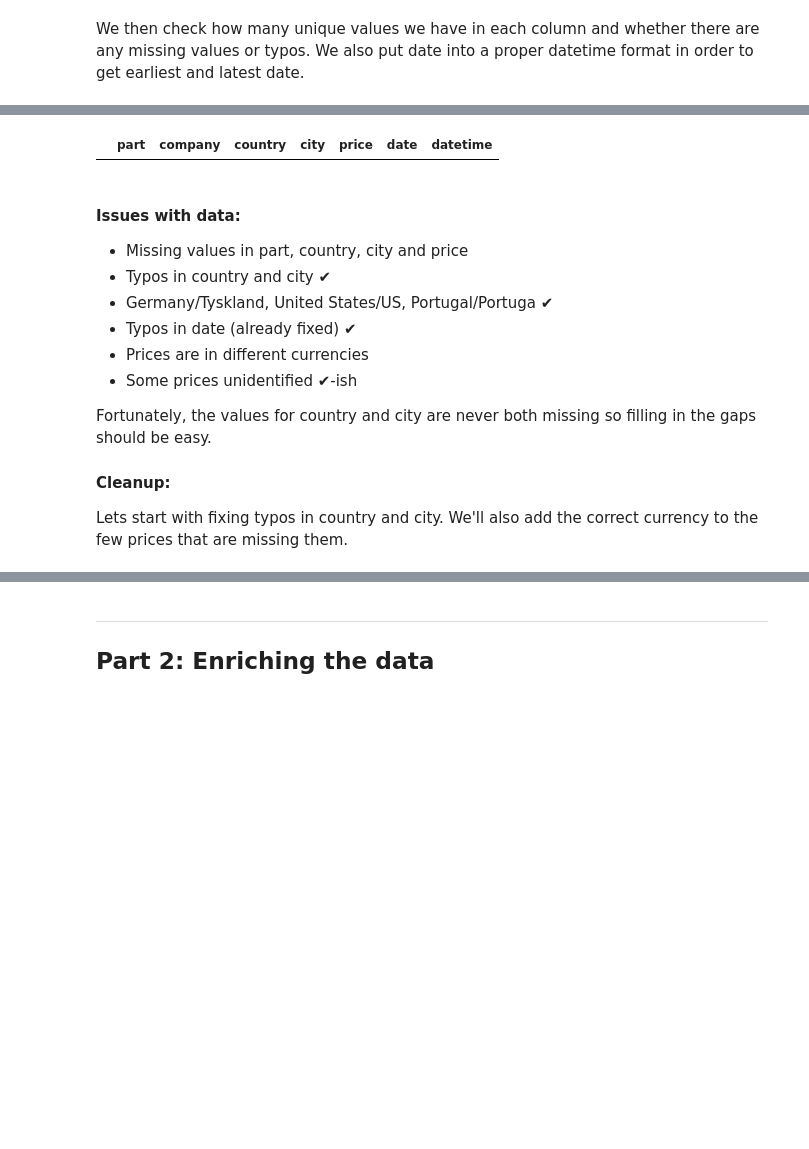
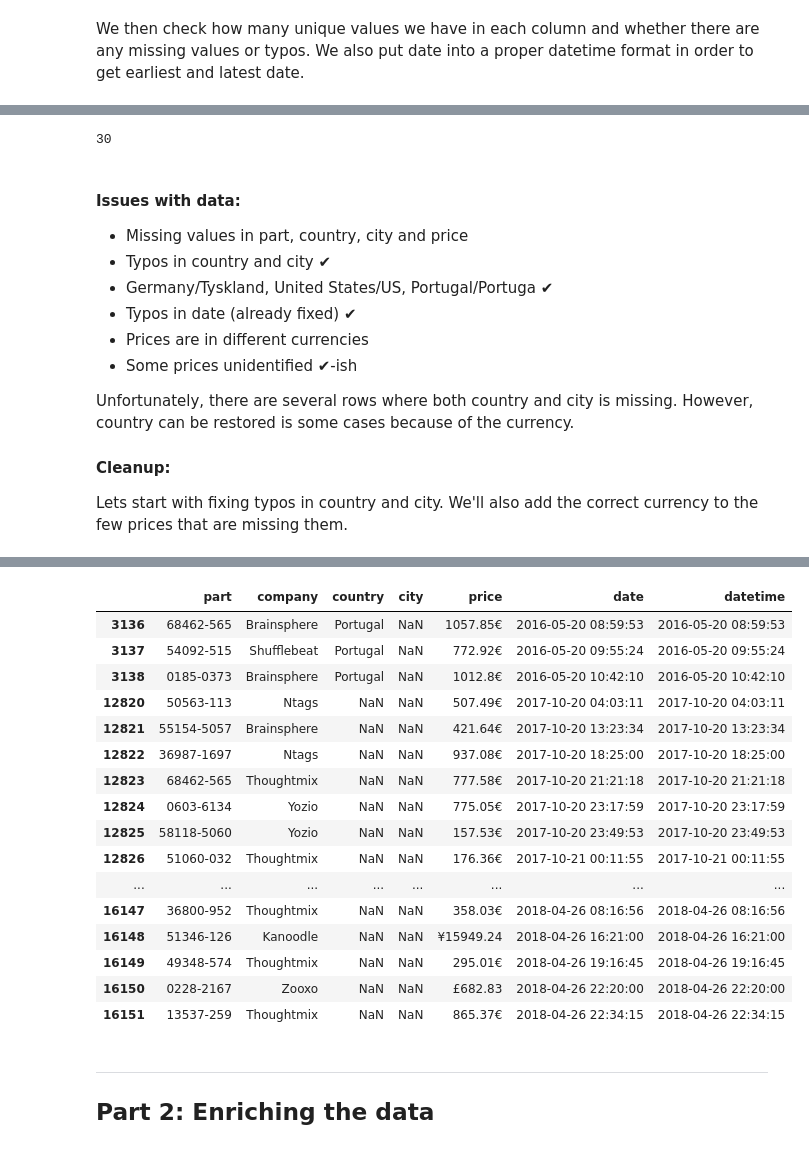
Before and after one commit to grimurz/project1, a Jupyter notebook: Project 1 - Customer Database.ipynb, the cells around one changed output, grey strips where cells are left out. Drawn from its saved outputs; the diff is of its cells as text; code cells hidden in the pictures; blank space fills up the shorter version.

```diff
--- a/Project 1 - Customer Database.ipynb
+++ b/Project 1 - Customer Database.ipynb
@@ -152,10 +150,11 @@ date max:  2019-05-14 22:48:39
 | 11155 | 35356-325 | Thoughtmix | Portugal | Amadora\t | na | 2017-07-19 00:55:13 | 2017-07-19 00:55:13 |
 | 11156 | 24385-268 | Twitterbeat | France | Annecy | na | 2017-07-19 01:34:53 | 2017-07-19 01:34:53 |
 | 11157 | 59779-601 | Thoughtmix | Portugal | Amadora\t | na | 2017-07-19 01:45:59 | 2017-07-19 01:45:59 |
-# %%
-df.query('country == city')
-# %% [output]
-|  | part | company | country | city | price | date | datetime |
+# %%
+temp = df[df['city'].isna()==True]
+print('both country and city', len(temp[temp['country'].isna()==True]))
+# %% [output]
+30
 # %% [markdown]
 #### Issues with data:
 - Missing values in part, country, city and price
@@ -165,7 +164,7 @@ df.query('country == city')
 - Prices are in different currencies
 - Some prices unidentified **✔**-ish
 
-Fortunately, the values for country and city are never both missing so filling in the gaps should be easy.
+Unfortunately, there are several rows where both country and city is missing. However, country can be restored is some cases because of the currency.
 
 #### Cleanup:
 Lets start with fixing typos in country and city. We'll also add the correct currency to the few prices that are missing them.
@@ -206,6 +205,26 @@ dfc.iloc[[2528],[4]] = dfc.iloc[[2528],[4]] + '€'
 | 11157 | 59779-601 | Thoughtmix | Portugal | Amadora | na | 2017-07-19 01:45:59 | 2017-07-19 01:45:59 |
 # %%
 # TODO: create column for each currency and insert them, fix missing country/city
+# %%
+df[df['city'].isna()==True]
+# %% [output]
+|  | part | company | country | city | price | date | datetime |
+| 3136 | 68462-565 | Brainsphere | Portugal | NaN | 1057.85€ | 2016-05-20 08:59:53 | 2016-05-20 08:59:53 |
+| 3137 | 54092-515 | Shufflebeat | Portugal | NaN | 772.92€ | 2016-05-20 09:55:24 | 2016-05-20 09:55:24 |
+| 3138 | 0185-0373 | Brainsphere | Portugal | NaN | 1012.8€ | 2016-05-20 10:42:10 | 2016-05-20 10:42:10 |
+| 12820 | 50563-113 | Ntags | NaN | NaN | 507.49€ | 2017-10-20 04:03:11 | 2017-10-20 04:03:11 |
+| 12821 | 55154-5057 | Brainsphere | NaN | NaN | 421.64€ | 2017-10-20 13:23:34 | 2017-10-20 13:23:34 |
+| 12822 | 36987-1697 | Ntags | NaN | NaN | 937.08€ | 2017-10-20 18:25:00 | 2017-10-20 18:25:00 |
+| 12823 | 68462-565 | Thoughtmix | NaN | NaN | 777.58€ | 2017-10-20 21:21:18 | 2017-10-20 21:21:18 |
+| 12824 | 0603-6134 | Yozio | NaN | NaN | 775.05€ | 2017-10-20 23:17:59 | 2017-10-20 23:17:59 |
+| 12825 | 58118-5060 | Yozio | NaN | NaN | 157.53€ | 2017-10-20 23:49:53 | 2017-10-20 23:49:53 |
+| 12826 | 51060-032 | Thoughtmix | NaN | NaN | 176.36€ | 2017-10-21 00:11:55 | 2017-10-21 00:11:55 |
+| ... | ... | ... | ... | ... | ... | ... | ... |
+| 16147 | 36800-952 | Thoughtmix | NaN | NaN | 358.03€ | 2018-04-26 08:16:56 | 2018-04-26 08:16:56 |
+| 16148 | 51346-126 | Kanoodle | NaN | NaN | ¥15949.24 | 2018-04-26 16:21:00 | 2018-04-26 16:21:00 |
+| 16149 | 49348-574 | Thoughtmix | NaN | NaN | 295.01€ | 2018-04-26 19:16:45 | 2018-04-26 19:16:45 |
+| 16150 | 0228-2167 | Zooxo | NaN | NaN | £682.83 | 2018-04-26 22:20:00 | 2018-04-26 22:20:00 |
+| 16151 | 13537-259 | Thoughtmix | NaN | NaN | 865.37€ | 2018-04-26 22:34:15 | 2018-04-26 22:34:15 |
 # %% [markdown]
 ---
 ## Part 2: Enriching the data
```
Also changed, not shown: parts of 2 cells of this notebook, 1 other file.
